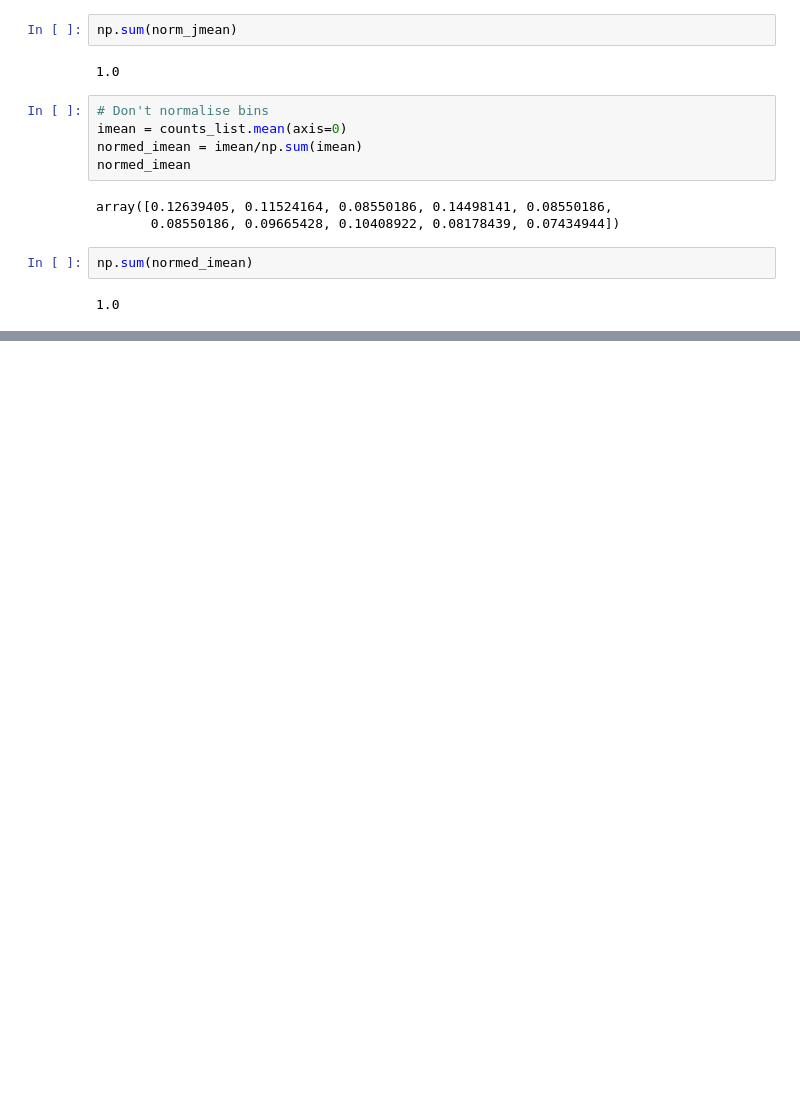
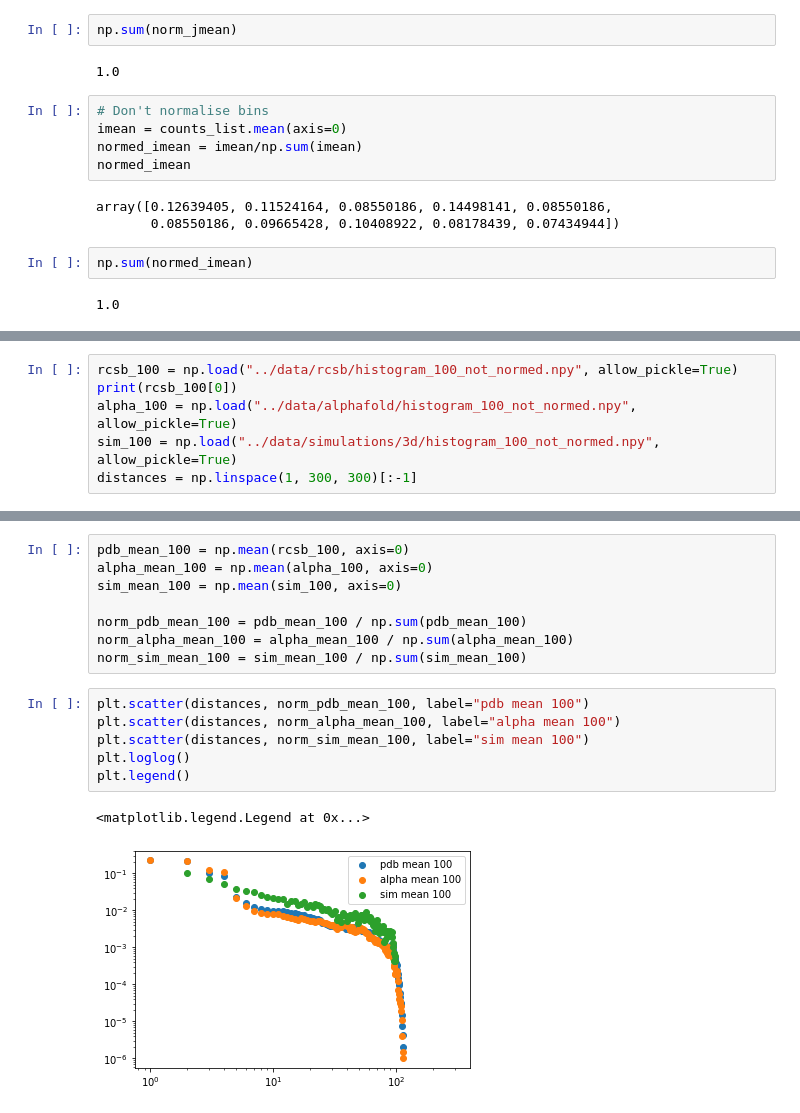
Before and after one commit to meyresearch/amino_acid_distance_distributions, a Jupyter notebook: scripts/sanity_checking_plots.ipynb, the cells around one changed output, grey strips where cells are left out. Drawn from its saved outputs; the diff is of its cells as text; blank space fills up the shorter version.

```diff
--- a/scripts/sanity_checking_plots.ipynb
+++ b/scripts/sanity_checking_plots.ipynb
@@ -864,0 +869,6 @@ np.sum(normed_imean)
+# %%
+rcsb_100 = np.load("../data/rcsb/histogram_100_not_normed.npy", allow_pickle=True)
+print(rcsb_100[0])
+alpha_100 = np.load("../data/alphafold/histogram_100_not_normed.npy", allow_pickle=True)
+sim_100 = np.load("../data/simulations/3d/histogram_100_not_normed.npy", allow_pickle=True)
+distances = np.linspace(1, 300, 300)[:-1]
@@ -864,0 +893,17 @@ np.sum(normed_imean)
+# %%
+pdb_mean_100 = np.mean(rcsb_100, axis=0)
+alpha_mean_100 = np.mean(alpha_100, axis=0)
+sim_mean_100 = np.mean(sim_100, axis=0)
+
+norm_pdb_mean_100 = pdb_mean_100 / np.sum(pdb_mean_100)
+norm_alpha_mean_100 = alpha_mean_100 / np.sum(alpha_mean_100)
+norm_sim_mean_100 = sim_mean_100 / np.sum(sim_mean_100)
+# %%
+plt.scatter(distances, norm_pdb_mean_100, label="pdb mean 100")
+plt.scatter(distances, norm_alpha_mean_100, label="alpha mean 100")
+plt.scatter(distances, norm_sim_mean_100, label="sim mean 100")
+plt.loglog()
+plt.legend()
+# %% [output]
+<matplotlib.legend.Legend at 0x...>
+[figure, added]
```
Also changed, not shown: parts of 23 cells of this notebook, 15 other files.
